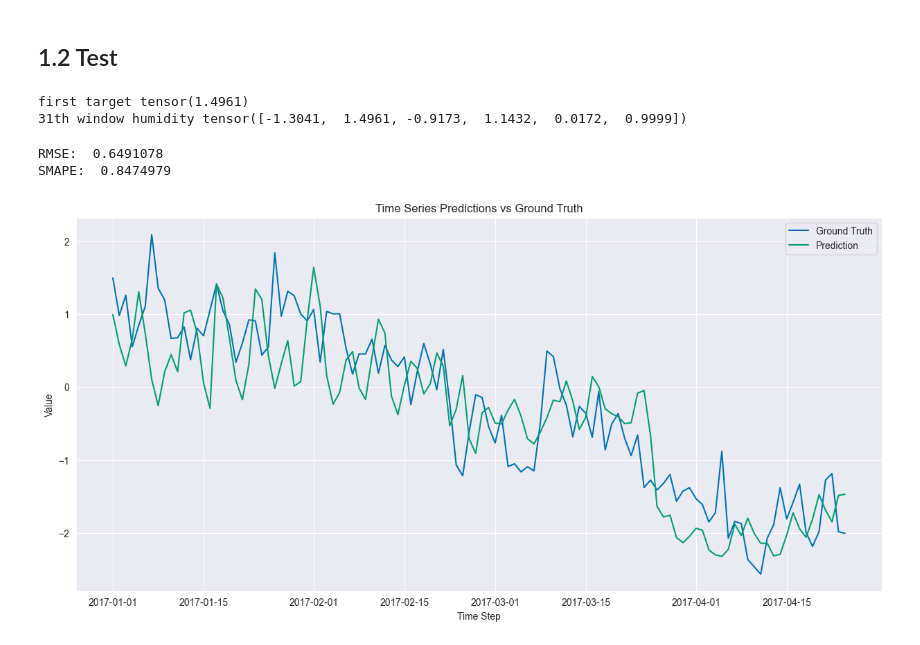
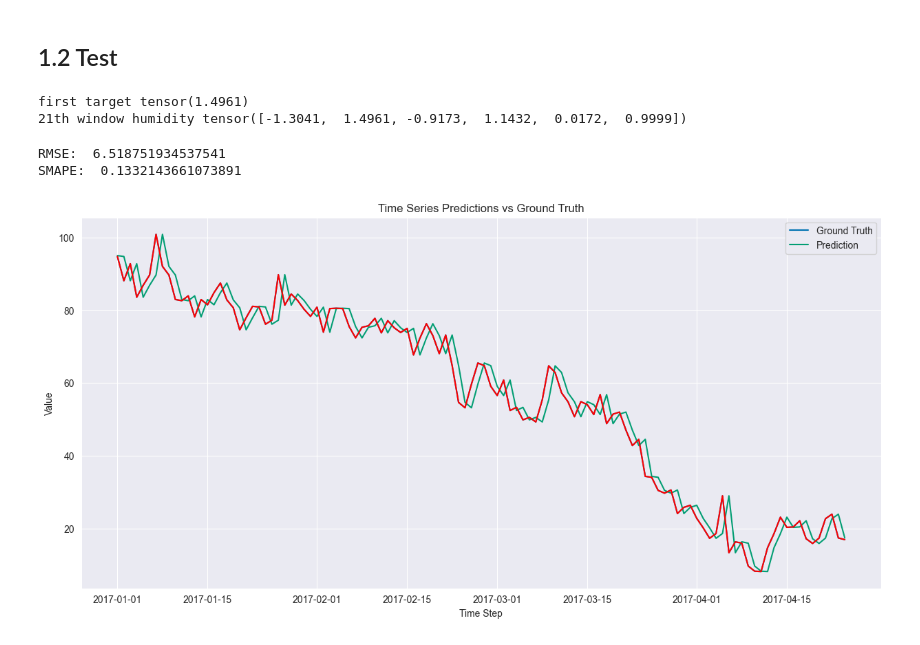
Before and after one commit to Jookare/ADAML-project2, a Jupyter notebook: Train/training.ipynb, the cells around one changed output. Cells and saved outputs as stored; diff of their text form; code cells hidden in the pictures.

```diff
--- a/Train/training.ipynb
+++ b/Train/training.ipynb
@@ -128,10 +132,10 @@ from models import RNN_model, LSTM_model
 device = torch.device("cuda:0" if torch.cuda.is_available() else "cpu")
 
 # number of points
-window_size = 30
+window_size = 20
 hidden_size = 128
 embed_dim = 128
-n_layers = 2
+n_layers = 4
 output_size = 1
 
 date_as_var = True
@@ -141,7 +145,7 @@ else:
     input_size = 4
 
 # Define model
-model_type = "RNN"
+model_type = "LSTM"
 match model_type:
     case "RNN":
         model = RNN_model(hidden_size=hidden_size, embed_dim = embed_dim, n_layers=n_layers, input_size=input_size, out_features=output_size, dropout_p=0.2)
@@ -249,7 +253,7 @@ print("first target", test_dataset[0][1])
 print(f"{window_size+test_horizon}th window humidity", test_dataset[window_size+test_horizon][0][0] )
 # %% [output]
 first target tensor(1.4961)
-31th window humidity tensor([-1.3041,  1.4961, -0.9173,  1.1432,  0.0172,  0.9999])
+21th window humidity tensor([-1.3041,  1.4961, -0.9173,  1.1432,  0.0172,  0.9999])
 # %%
 model.eval()
 total_rmse, total_smape = 0, 0
@@ -282,30 +286,34 @@ with torch.no_grad(): # Iterate
 gt = np.array(results["gt"])
 pred = np.array(results["pred"])
 
+gt = gt*reference_stats["humidity"]["std"][-114:] + reference_stats["humidity"]["mean"][-114:]
+pred = pred*reference_stats["humidity"]["std"][-114:] + reference_stats["humidity"]["mean"][-114:]
+
 mean_rmse = RMSE(gt, pred)
 mean_smape = SMAPE(gt, pred)
 print("RMSE: ", mean_rmse)
 print("SMAPE: ", mean_smape)
 # %% [output]
-RMSE:  0.6491078
-SMAPE:  0.8474979
+RMSE:  6.518751934537541
+SMAPE:  0.1332143661073891
 # %%
 
 # Plot the ground truth and predictions
 plt.figure(figsize=(15, 7))
 plt.plot(test_df["date"], gt, label="Ground Truth", color=colors[0])
 plt.plot(test_df["date"], pred, label="Prediction", color=colors[1])
 
+plt.plot(test_df["date"], test_df_altered["humidity"][-114:], "r")
 # Add labels, legend, and grid
 plt.title("Time Series Predictions vs Ground Truth")
 plt.xlabel("Time Step")
 plt.ylabel("Value")
 plt.legend()
 plt.grid("on")
 
 plt.show()
 
 # plt.plot(results["gt"])
 # plt.plot(results["pred"])
 # %% [output]
-[figure, old version]
+[figure, new version]
```
Also changed, not shown: parts of 4 cells of this notebook.
